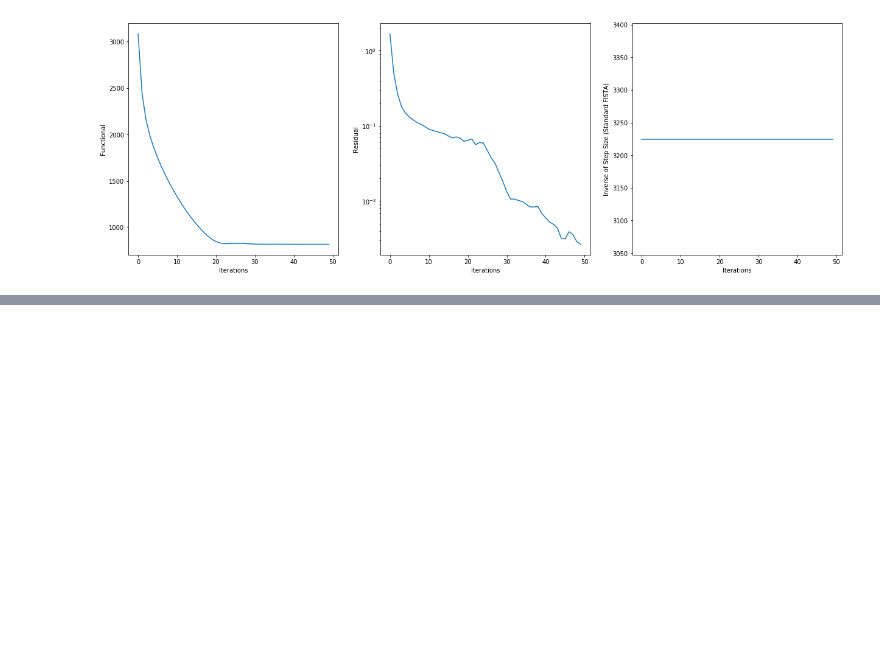
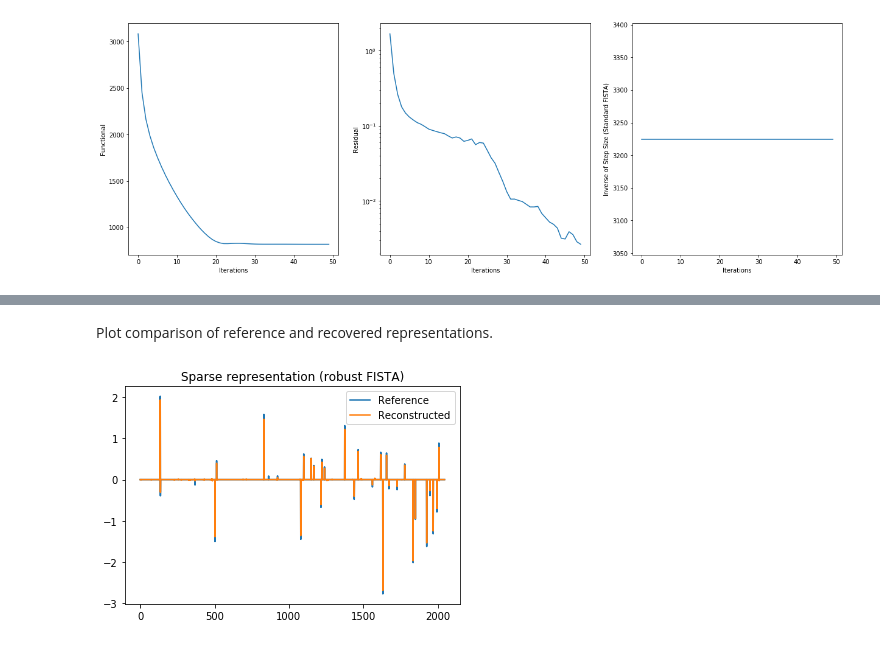
Before and after one commit to bwohlberg/sporco-notebooks, a Jupyter notebook: sc/bpdn_fista.ipynb, the cells around one changed output, grey strips where cells are left out. Drawn from its saved outputs; the diff is of its cells as text; code cells hidden in the pictures; blank space fills up the shorter version.

Commit message:
Improved index files and rerun for modified FISTA code

```diff
--- a/sc/bpdn_fista.ipynb
+++ b/sc/bpdn_fista.ipynb
@@ -98,0 +101,10 @@ fig.show()
+# %%
+opt = bpdn.BPDN.Options({'Verbose': True, 'MaxMainIter': 50,
+            'BackTrack': {'Enabled': True, 'Robust' : True }, 'L': L_sc})
+
+
+b = bpdn.BPDN(D, s, lmbda, opt)
+x = b.solve()
+
+print("BPDN robust FISTA backtracking solve time: %.2fs" %
+      b.timer.elapsed('solve'))
@@ -98,0 +129,7 @@ fig.show()
+# %% [markdown]
+Plot comparison of reference and recovered representations.
+# %%
+plot.plot(np.hstack((x0, x)), title='Sparse representation (robust FISTA)',
+          lgnd=['Reference', 'Reconstructed'])
+# %% [output]
+[figure, added]
```
Also changed, not shown: parts of 6 cells of this notebook, 36 other files.
